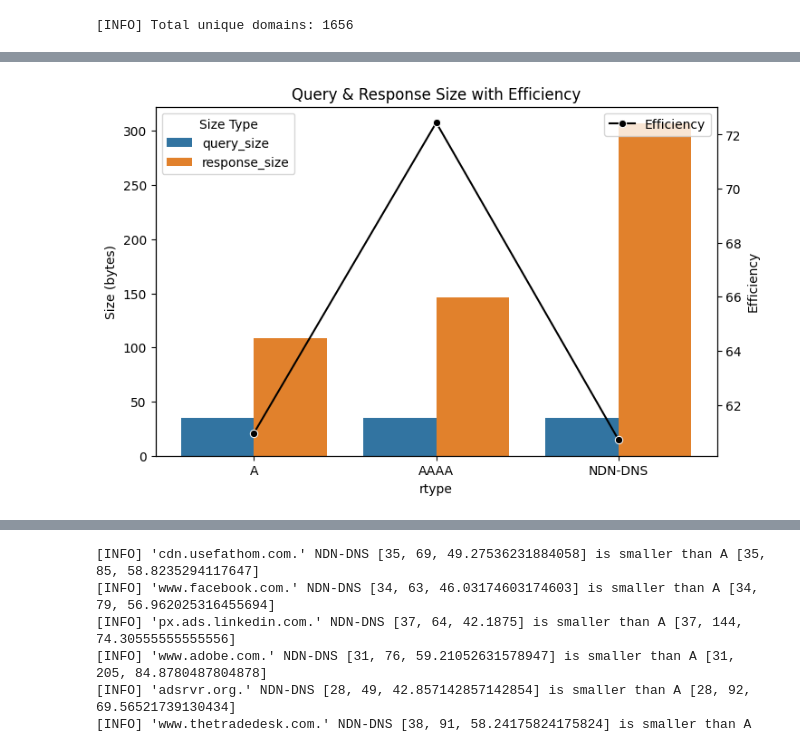
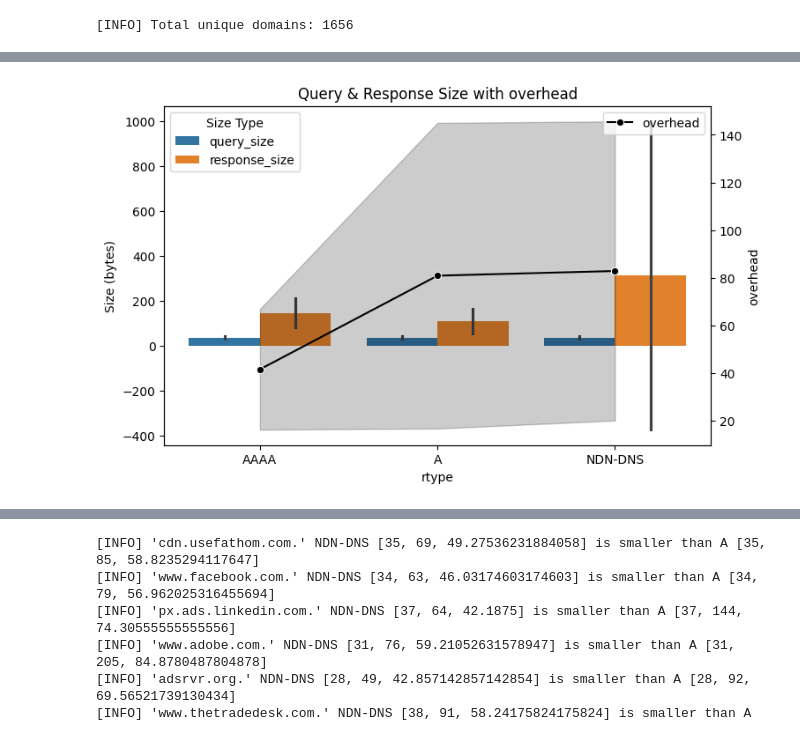
Before and after one commit to SachinJalan/DNS-Renaissance, a Jupyter notebook: any-record-analysis/analyze-requests.ipynb, the cells around one changed output, grey strips where cells are left out. Drawn from its saved outputs; the diff is of its cells as text; code cells hidden in the pictures.

Commit message:
added more plots.

```diff
--- a/any-record-analysis/analyze-requests.ipynb
+++ b/any-record-analysis/analyze-requests.ipynb
@@ -260 +267,15 @@ for key in data:
         data[key][qtype].append(metric)
+# %%
+# remove those rows with metric = -1
+count = 0
+list_of_dels = []
+new_data = {}
+for key in data:
+    for qtype in data[key]:
+        if data[key][qtype][2] == -1:
+            count += 1
+            list_of_dels.append((key, qtype))
+        else:
+            new_data[key] = data[key]
+
+print(count)
@@ -261,25 +288,26 @@ for key in data:
 # %%
+data = new_data
 records = []
 for domain, rtypes in data.items():
     for rtype, values in rtypes.items():
-        qsize, rsize, efficiency = values
+        qsize, rsize, overhead = values
         records.append({
             'domain': domain,
             'rtype': rtype,
             'query_size': qsize,
             'response_size': rsize,
-            'efficiency': efficiency
+            'overhead': overhead
         })
 df = pd.DataFrame(records)
 
 agg_df = df.groupby('rtype', as_index=False).agg({
     'query_size': 'mean',
     'response_size': 'mean',
-    'efficiency': 'mean'
+    'overhead': 'mean'
 })
 
 plot_df = agg_df.melt(
-    id_vars=['rtype', 'efficiency'],
+    id_vars=['rtype', 'overhead'],
     value_vars=['query_size', 'response_size'],
     var_name='SizeType',
     value_name='SizeValue'
@@ -290,13 +318,13 @@ ax = sns.barplot(data=plot_df, x='rtype', y='SizeValue', hue='SizeType')
 
 new_labels = []
 for rtype in agg_df['rtype']:
-    eff = agg_df.loc[agg_df['rtype'] == rtype, 'efficiency'].values[0]
+    eff = agg_df.loc[agg_df['rtype'] == rtype, 'overhead'].values[0]
     new_labels.append(f"{rtype}\nEff={eff:.2f}")
 
 ax.set_xticklabels(new_labels)
 ax.set_xlabel("Record Type")
 ax.set_ylabel("Size (bytes)")
-plt.title("Query vs. Response Sizes (with average Efficiency)")
+plt.title("Query vs. Response Sizes (with average overhead)")
 plt.legend(title='Size Type')
 plt.tight_layout()
 plt.figure(figsize=(12, 8))
@@ -307,38 +360,38 @@ plt.show()
 # %%
 records = []
 for domain, rtypes in data.items():
-    for rtype, (qsize, rsize, eff) in rtypes.items():
+    for rtype, (qsize, rsize, ovh) in rtypes.items():
         records.append({
             'domain': domain,
             'rtype': rtype,
             'query_size': qsize,
             'response_size': rsize,
-            'efficiency': eff
+            'overhead': ovh
         })
 df = pd.DataFrame(records)
 # %%
 df_melted = df.melt(id_vars=['rtype'], value_vars=['query_size', 'response_size'],
                      var_name='Size Type', value_name='Size')
 
 # Set up the figure and axis
 fig, ax1 = plt.subplots(figsize=(8, 5))
 
 # Bar plot for query_size and response_size (side by side)
-sns.barplot(data=df_melted, x='rtype', y='Size', hue='Size Type', errorbar=None, ax=ax1)
+sns.barplot(data=df_melted, x='rtype', y='Size', hue='Size Type', errorbar='sd', ax=ax1)
 
 # Set labels for primary axis
 ax1.set_ylabel("Size (bytes)", color='black')
 ax1.legend(title="Size Type", loc='upper left')
 
-# Secondary axis for efficiency
+# Secondary axis for overhead
 ax2 = ax1.twinx()
-sns.lineplot(data=df, x='rtype', y='efficiency', marker='o', errorbar=None, ax=ax2, color='black', label="Efficiency")
+sns.lineplot(data=df, x='rtype', y='overhead', marker='o', errorbar='sd', ax=ax2, color='black', label="overhead")
 
 # Set labels for secondary axis
-ax2.set_ylabel("Efficiency", color='black')
+ax2.set_ylabel("overhead", color='black')
 ax2.legend(loc='upper right')
 
-plt.title("Query & Response Size with Efficiency")
+plt.title("Query & Response Size with overhead")
 plt.show()
 # %% [output]
-[figure, old version]
+[figure, new version]
```
Also changed, not shown: parts of 11 cells of this notebook, 2 other files.
